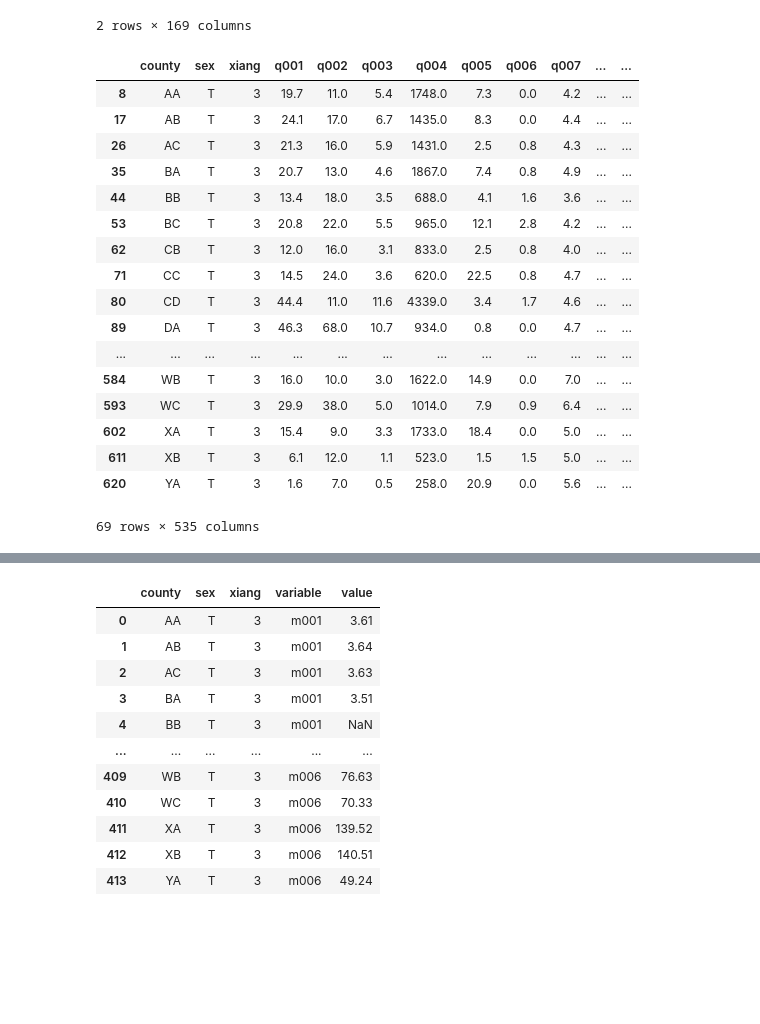
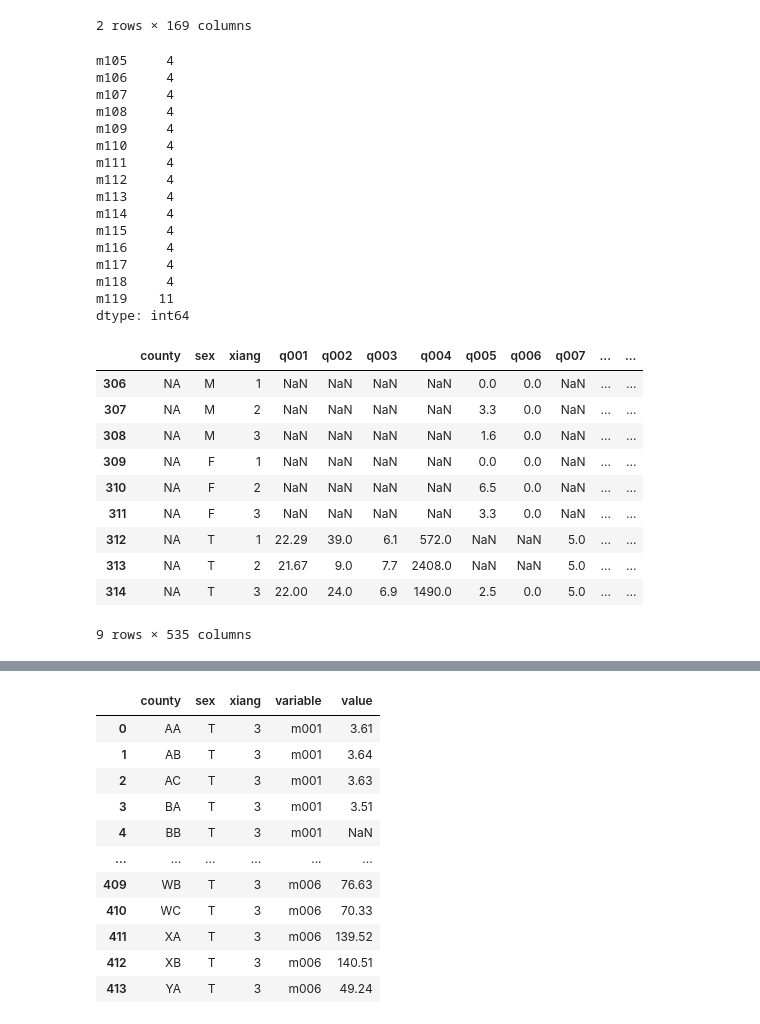
Before and after one commit to colbytse/community_health_project, a Jupyter notebook: jahnavi.ipynb, the cells around one changed output, grey strips where cells are left out. Drawn from its saved outputs; the diff is of its cells as text; code cells hidden in the pictures; blank space fills up the shorter version.

```diff
--- a/jahnavi.ipynb
+++ b/jahnavi.ipynb
@@ -203,9 +233,12 @@ dg_to_keep = ['d005','d006','d007','d008','d009',
 # %% [markdown]
 ---
 ### P2: merge all 3 dataframes
+# %%
+m_to_keep = ['county', 'sex', 'xiang', 'm005_ALL35_69', 'm008_MEDICALc', 'm065_STROKEc', 'm023_ALLCAc',
+       'm059_ALLVASCc', 'm028_OESOPHCAc', 'm072_COPDc', 'm010_NONMEDc']
 # %%
-diet = df.copy()
-mortality = ch89m.drop(columns='Unnamed: 0').copy()
+diet = df[dg_to_keep].copy()
+mortality = ch89m.drop(columns='Unnamed: 0')[m_to_keep].copy()
 ques = ch89q.drop(columns='Unnamed: 0').copy()
 # %%
 diet.shape, mortality.shape, ques.shape
@@ -232,25 +265,37 @@ first = diet.merge(mortality, how='left', on=['county','sex','xiang'])
 # %%
 data = ques.merge(first, how='left', on=['county','sex','xiang'])
 # %%
-data[(data.sex=='T') & (data.xiang==3)]
+data[(data.sex=='T') & (data.xiang==3)].isnull().sum().tail(15)
 # %% [output]
-|  | county | sex | xiang | q001 | q002 | q003 | q004 | q005 | q006 | q007 | ... | ... |
-| 8 | AA | T | 3 | 19.7 | 11.0 | 5.4 | 1748.0 | 7.3 | 0.0 | 4.2 | ... | ... |
-| 17 | AB | T | 3 | 24.1 | 17.0 | 6.7 | 1435.0 | 8.3 | 0.0 | 4.4 | ... | ... |
-| 26 | AC | T | 3 | 21.3 | 16.0 | 5.9 | 1431.0 | 2.5 | 0.8 | 4.3 | ... | ... |
-| 35 | BA | T | 3 | 20.7 | 13.0 | 4.6 | 1867.0 | 7.4 | 0.8 | 4.9 | ... | ... |
-| 44 | BB | T | 3 | 13.4 | 18.0 | 3.5 | 688.0 | 4.1 | 1.6 | 3.6 | ... | ... |
-| 53 | BC | T | 3 | 20.8 | 22.0 | 5.5 | 965.0 | 12.1 | 2.8 | 4.2 | ... | ... |
-| 62 | CB | T | 3 | 12.0 | 16.0 | 3.1 | 833.0 | 2.5 | 0.8 | 4.0 | ... | ... |
-| 71 | CC | T | 3 | 14.5 | 24.0 | 3.6 | 620.0 | 22.5 | 0.8 | 4.7 | ... | ... |
-| 80 | CD | T | 3 | 44.4 | 11.0 | 11.6 | 4339.0 | 3.4 | 1.7 | 4.6 | ... | ... |
-| 89 | DA | T | 3 | 46.3 | 68.0 | 10.7 | 934.0 | 0.8 | 0.0 | 4.7 | ... | ... |
-| ... | ... | ... | ... | ... | ... | ... | ... | ... | ... | ... | ... | ... |
-| 584 | WB | T | 3 | 16.0 | 10.0 | 3.0 | 1622.0 | 14.9 | 0.0 | 7.0 | ... | ... |
-| 593 | WC | T | 3 | 29.9 | 38.0 | 5.0 | 1014.0 | 7.9 | 0.9 | 6.4 | ... | ... |
-| 602 | XA | T | 3 | 15.4 | 9.0 | 3.3 | 1733.0 | 18.4 | 0.0 | 5.0 | ... | ... |
-| 611 | XB | T | 3 | 6.1 | 12.0 | 1.1 | 523.0 | 1.5 | 1.5 | 5.0 | ... | ... |
-| 620 | YA | T | 3 | 1.6 | 7.0 | 0.5 | 258.0 | 20.9 | 0.0 | 5.6 | ... | ... |
-69 rows × 535 columns
+m105     4
+m106     4
+m107     4
+m108     4
+m109     4
+m110     4
+m111     4
+m112     4
+m113     4
+m114     4
+m115     4
+m116     4
+m117     4
+m118     4
+m119    11
+dtype: int64
 # %%
 data['county'].fillna('NA', inplace=True)
+# %%
+data[data.county=='NA']
+# %% [output]
+|  | county | sex | xiang | q001 | q002 | q003 | q004 | q005 | q006 | q007 | ... | ... |
+| 306 | NA | M | 1 | NaN | NaN | NaN | NaN | 0.0 | 0.0 | NaN | ... | ... |
+| 307 | NA | M | 2 | NaN | NaN | NaN | NaN | 3.3 | 0.0 | NaN | ... | ... |
+| 308 | NA | M | 3 | NaN | NaN | NaN | NaN | 1.6 | 0.0 | NaN | ... | ... |
+| 309 | NA | F | 1 | NaN | NaN | NaN | NaN | 0.0 | 0.0 | NaN | ... | ... |
+| 310 | NA | F | 2 | NaN | NaN | NaN | NaN | 6.5 | 0.0 | NaN | ... | ... |
+| 311 | NA | F | 3 | NaN | NaN | NaN | NaN | 3.3 | 0.0 | NaN | ... | ... |
+| 312 | NA | T | 1 | 22.29 | 39.0 | 6.1 | 572.0 | NaN | NaN | 5.0 | ... | ... |
+| 313 | NA | T | 2 | 21.67 | 9.0 | 7.7 | 2408.0 | NaN | NaN | 5.0 | ... | ... |
+| 314 | NA | T | 3 | 22.00 | 24.0 | 6.9 | 1490.0 | 2.5 | 0.0 | 5.0 | ... | ... |
+9 rows × 535 columns
```
Also changed, not shown: parts of 10 cells of this notebook.
